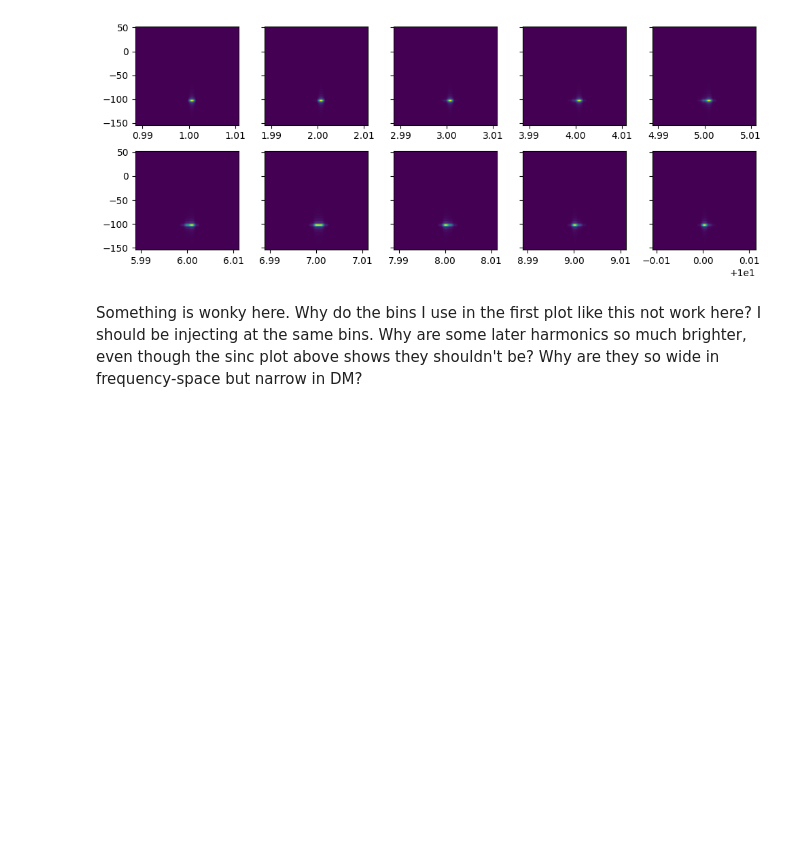
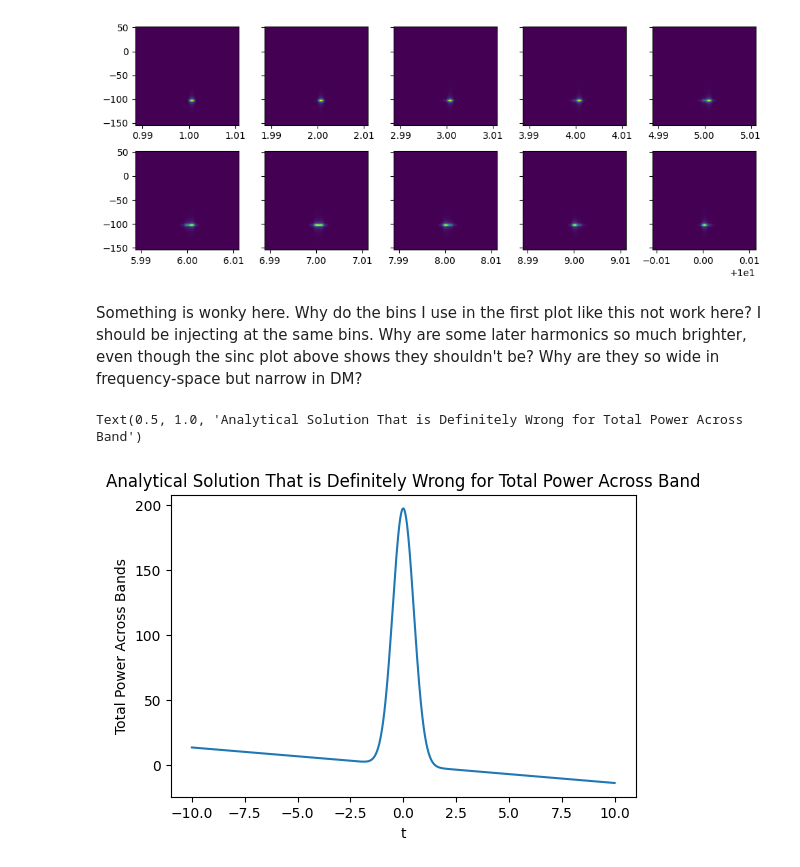
Before and after one commit to reyniersquillace/RadioTime, a Jupyter notebook: New Dispersion.ipynb, the cells around one changed output. Cells and saved outputs as stored; diff of their text form; code cells hidden in the pictures; blank space fills up the shorter version.

```diff
--- a/New Dispersion.ipynb
+++ b/New Dispersion.ipynb
@@ -224,0 +274,24 @@ Something is wonky here. Why do the bins I use in the first plot like this not w
+# %%
+def power(dm, t, dnu, sig):
+    k = 0.000241
+    #a = np.exp((-t**2 - k*dm)/(2*sig**2))/(2*sig**2)
+    #b = np.sqrt(t*k*dm/(2*np.pi))
+    #c =
+    a = dnu*np.exp(-(t**2 + 2*t*k*dm*dnu**(-2) + k*dm)/(2*sig**2))/(sig*np.sqrt(2*np.pi))
+    b = t*k*dm*erf(t*k*dm/(sig**2*dnu**2))/(np.sqrt(2)*sig**3)
+    c = -t*k*dm/(np.sqrt(2)*sig**3)
+
+    return a + b + c
+# %%
+t = np.linspace(-10, 10, 1024)
+sig = 0.5
+dm = 1000
+dnu = 400
+dispersed = power(dm, t, dnu, sig)
+plt.plot(t, dispersed)
+plt.xlabel('t')
+plt.ylabel('Total Power Across Bands')
+plt.title('Analytical Solution That is Definitely Wrong for Total Power Across Band')
+# %% [output]
+Text(0.5, 1.0, 'Analytical Solution That is Definitely Wrong for Total Power Across Band')
+[figure, added]
```
Also changed, not shown: parts of 16 cells of this notebook.
